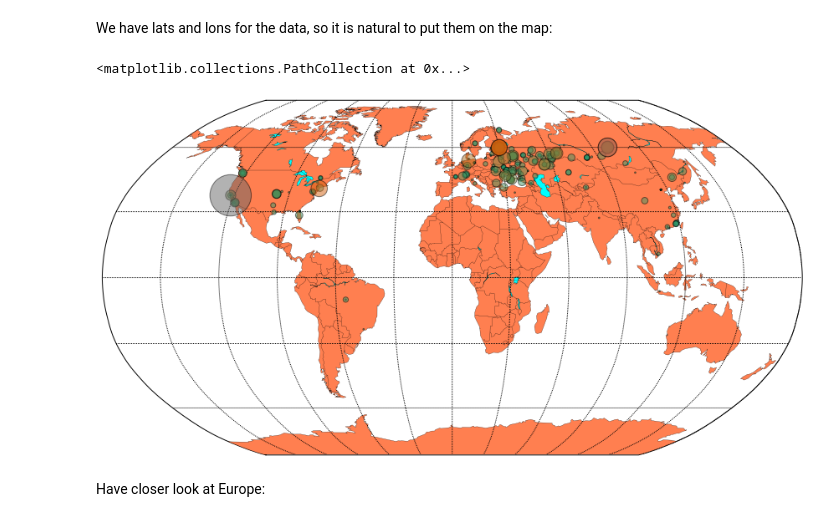
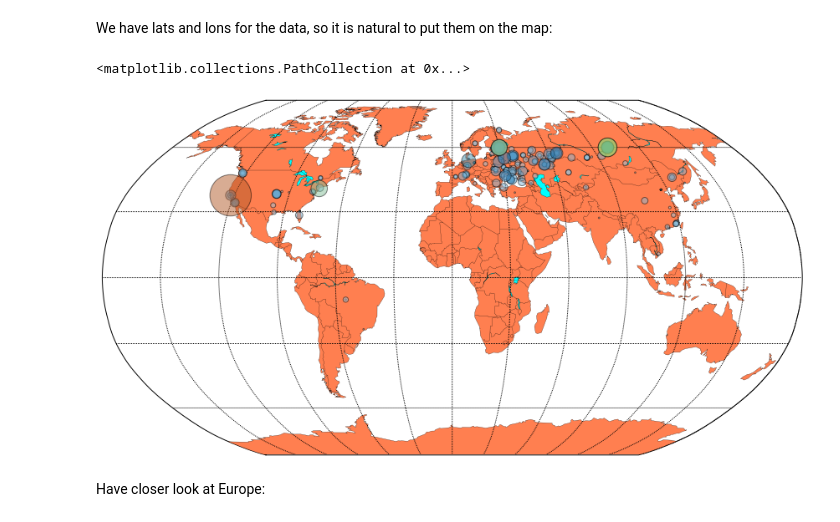
Before and after one commit to koldunovn/nk_public_notebooks, a Jupyter notebook: Apache_log.ipynb, the cells around one changed output. Drawn from its saved outputs; the diff is of its cells as text; code cells hidden in the pictures.

```diff
--- a/Apache_log.ipynb
+++ b/Apache_log.ipynb
@@ -461,16 +461,16 @@ x, y = m(reg['longitude'],reg['latitude'])
 # %%
 figure(figsize=(15,15))
 m.drawcoastlines(linewidth=0.25)
 m.drawcountries(linewidth=0.25)
 
 m.fillcontinents(color='coral',lake_color='aqua')
 m.drawmapboundary(fill_color='white')
 m.drawmeridians(np.arange(0,360,30))
 m.drawparallels(np.arange(-90,90,30))
-m.scatter(x,y,s=reg['Number']*3,c=reg['Number']/5,marker='o',zorder=4, cmap=cm.Dark2,alpha=0.5)
+m.scatter(x,y,s=reg['Number']*3,c=reg['Number']/5,marker='o',zorder=4, cmap=cm.Paired,alpha=0.5)
 # %% [output]
 <matplotlib.collections.PathCollection at 0x...>
-[figure, old version]
+[figure, new version]
 # %% [markdown]
 Have closer look at Europe:
 # %%
```
Also changed, not shown: parts of 5 cells of this notebook.
